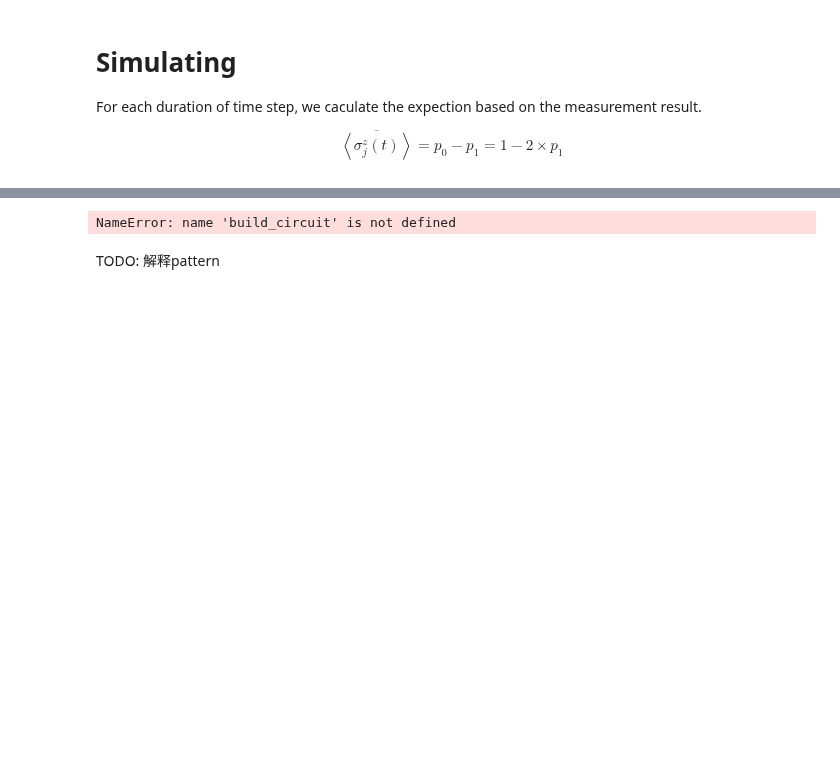
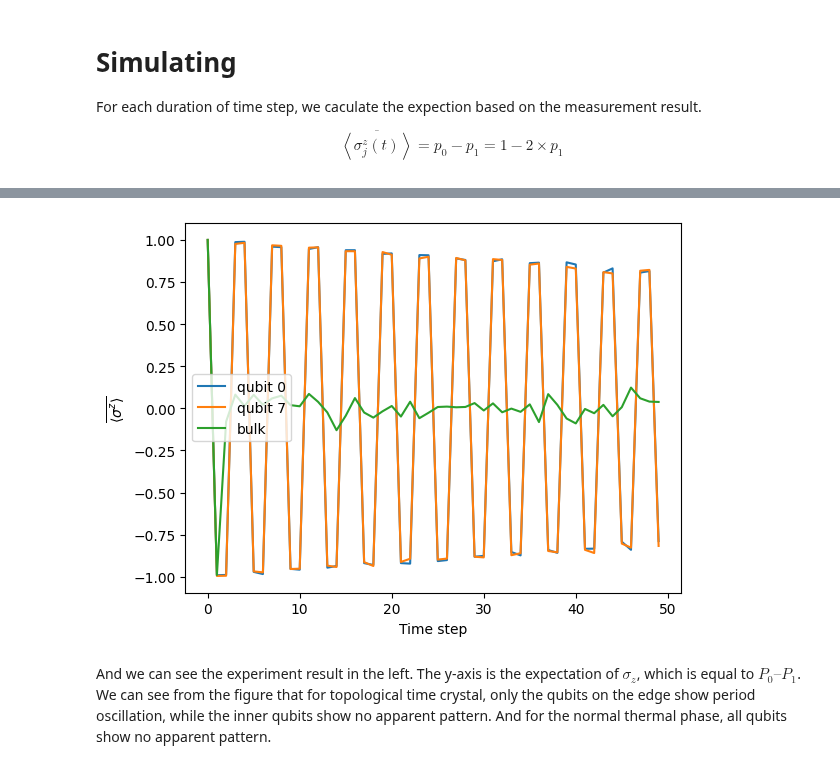
Before and after one commit to JanusQ/JanusQ, a Jupyter notebook: examples/4-2.simulate_time_crystal.ipynb, the cells around one changed output, grey strips where cells are left out. Drawn from its saved outputs; the diff is of its cells as text; code cells hidden in the pictures; blank space fills up the shorter version.

```diff
--- a/examples/4-2.simulate_time_crystal.ipynb
+++ b/examples/4-2.simulate_time_crystal.ipynb
@@ -191,39 +221,39 @@ We can compare our result with the experiment result. For each point in the figu
 # %%
 import matplotlib.pyplot as plt
 
 res = []
 
-# collect the result for time step from 1 to 40
-for i in range(0, 40):
+# collect the result for time step from 1 to 50
+for i in range(0, 50):
     # repeat 100 times
     res0 = 0
-    res4 = 0
+    res_mid = 0
     res7 = 0
     repeat_time = 20
     for _ in range(repeat_time):
         qc, reversed = build_circuit(i)
         qc = transpile(qc, backend)
-        result = backend.run(qc, shots=100).result().get_counts()
+        result = backend.run(qc, shots=100, noise_model=noise_model).result().get_counts()
         res_0 = expectation_value(result, 0, reversed)
-        res_4 = expectation_value(result, 4, reversed)
-        res_7 = expectation_value(result, 7, reversed)
+        mid = 0
+        for j in range(1, num_qubits-1):
+            mid += expectation_value(result, j, reversed)
+        res_7 = expectation_value(result, num_qubits-1, reversed)
         res0 += res_0
-        res4 += res_4
         res7 += res_7
+        res_mid += mid / (num_qubits-2)
     res0 /= repeat_time
-    res4 /= repeat_time
+    res_mid /= repeat_time
     res7 /= repeat_time
-    res.append([res0, res7, res4])
+    res.append([res0, res7, res_mid])
 
 # plot the result
-# TODO: 小一些
 plt.plot(res)
 plt.xlabel('Time step')
 plt.ylabel(r'$\overline{\left\langle\sigma^z\right\rangle}$')
-plt.legend(['qubit 0', 'qubit 7', 'qubit 4'])
+plt.legend(['qubit 0', 'qubit 7', 'bulk'])
 plt.show()
 # %% [output]
-NameError: name 'build_circuit' is not defined
+[figure, added]
-# %% [markdown]
-TODO:
-    解释pattern
+# %% [markdown]
+And we can see the experiment result in the left. The y-axis is the expectation of $\sigma_z$, which is equal to $P_0 – P_1$. We can see from the figure that for topological time crystal, only the qubits on the edge show period oscillation, while the inner qubits show no apparent pattern. And for the normal thermal phase, all qubits show no apparent pattern.
```
Also changed, not shown: parts of 3 cells of this notebook.
